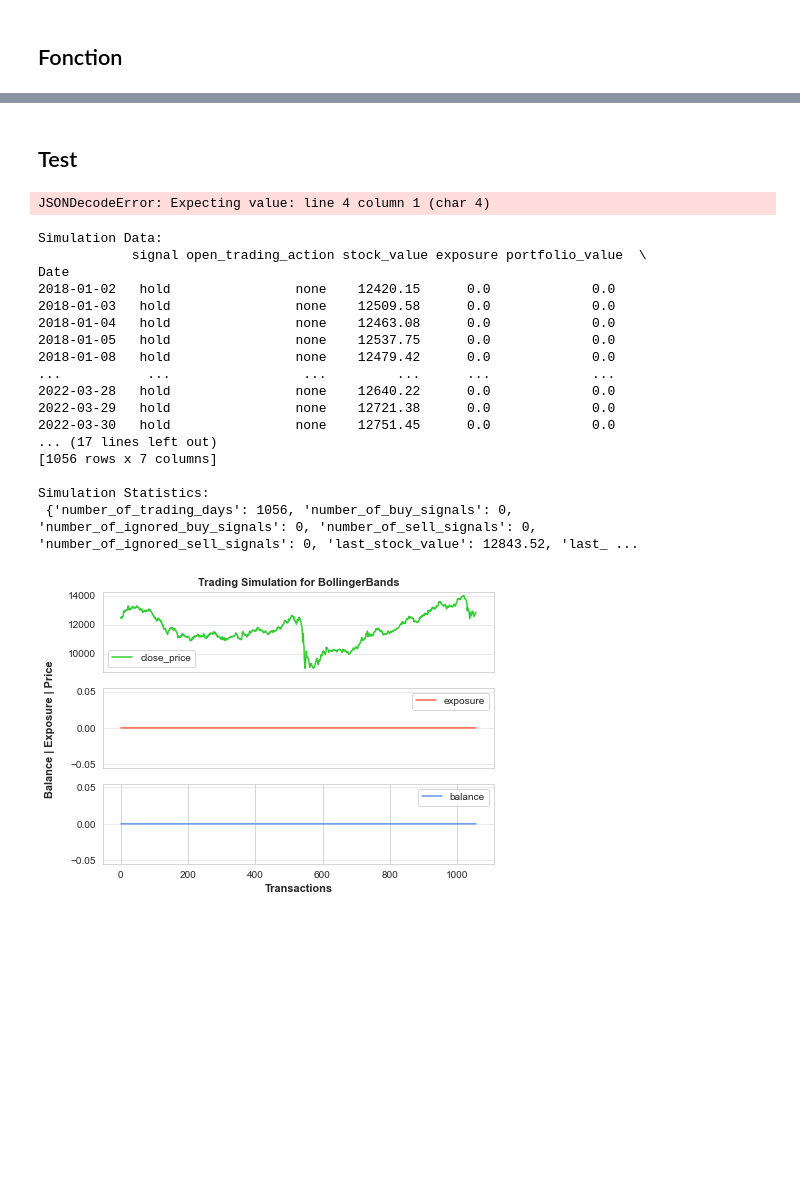
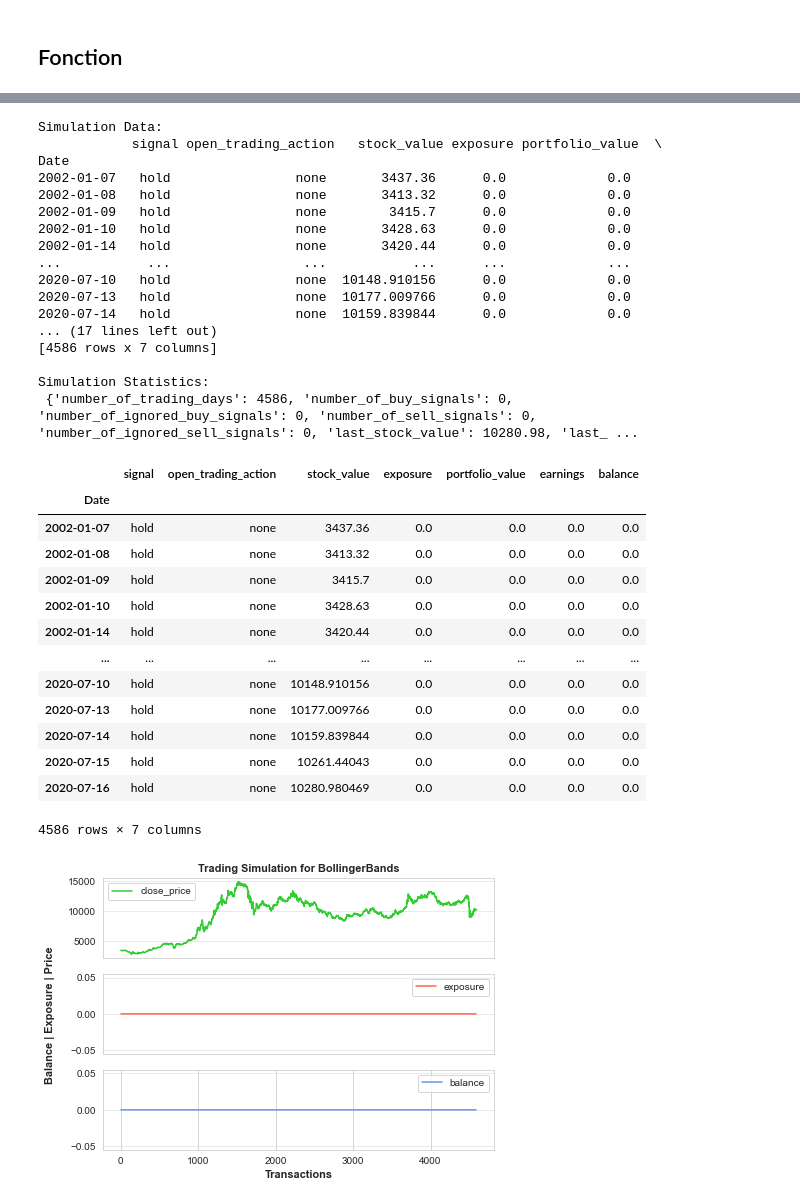
Before and after one commit to HibaBoulhanna/trading-technical-indicators, a Jupyter notebook: tti/indicators/GA_For_BB.ipynb, the cells around one changed output, grey strips where cells are left out. Cells and saved outputs as stored; diff of their text form; code cells hidden in the pictures; blank space fills up the shorter version.

```diff
--- a/tti/indicators/GA_For_BB.ipynb
+++ b/tti/indicators/GA_For_BB.ipynb
@@ -232,4 +325,2 @@ BB._calculateTi(period=12,std_number=4)
 # %%
-df=data
+df=pd.DataFrame(data.close)
-# %%
-df=pd.DataFrame(df)
@@ -253,2 +326,0 @@ df
-# %% [markdown]
-## Test
@@ -257,6 +326,0 @@ import BVCscrap  as load
-# %%
-import BVCscrap  as load
-data_bcp=load.loadata('BCP')
-data_bcp.to_csv("data_bcp.csv")
-# %% [output]
-JSONDecodeError: Expecting value: line 4 column 1 (char 4)
@@ -265,28 +327,42 @@ data_bcp=pd.read_csv("data_bcp.csv",parse_dates=True, index_col=0)
-# %%
-df=data_bcp["Value"]
-# %%
-df=pd.DataFrame(df)
 # %%
-simulation_data, simulation_statistics, simulation_graph = \
-BB.getTiSimulation(close_values=df, max_exposure=None,short_exposure_factor=1.5)
+simulation_data, simulation_statistics,simulation_graph = \
+opt.getTiSimulation(close_values=df, max_exposure=None,short_exposure_factor=1.5)
+
 print('\nSimulation Data:\n', simulation_data)
 print('\nSimulation Statistics:\n', simulation_statistics)
+
+simulation_data=pd.DataFrame(simulation_data)
+simulation_data
 # %% [output]
 Simulation Data:
-            signal open_trading_action stock_value exposure portfolio_value  \
+            signal open_trading_action   stock_value exposure portfolio_value  \
 Date
-2018-01-02   hold                none    12420.15      0.0             0.0
-2018-01-03   hold                none    12509.58      0.0             0.0
-2018-01-04   hold                none    12463.08      0.0             0.0
-2018-01-05   hold                none    12537.75      0.0             0.0
-2018-01-08   hold                none    12479.42      0.0             0.0
-...           ...                 ...         ...      ...             ...
-2022-03-28   hold                none    12640.22      0.0             0.0
-2022-03-29   hold                none    12721.38      0.0             0.0
-2022-03-30   hold                none    12751.45      0.0             0.0
+2002-01-07   hold                none       3437.36      0.0             0.0
+2002-01-08   hold                none       3413.32      0.0             0.0
+2002-01-09   hold                none        3415.7      0.0             0.0
+2002-01-10   hold                none       3428.63      0.0             0.0
+2002-01-14   hold                none       3420.44      0.0             0.0
+...           ...                 ...           ...      ...             ...
+2020-07-10   hold                none  10148.910156      0.0             0.0
+2020-07-13   hold                none  10177.009766      0.0             0.0
+2020-07-14   hold                none  10159.839844      0.0             0.0
 ... (17 lines left out)
-[1056 rows x 7 columns]
+[4586 rows x 7 columns]
 
 Simulation Statistics:
- {'number_of_trading_days': 1056, 'number_of_buy_signals': 0, 'number_of_ignored_buy_signals': 0, 'number_of_sell_signals': 0, 'number_of_ignored_sell_signals': 0, 'last_stock_value': 12843.52, 'last_ ...
+ {'number_of_trading_days': 4586, 'number_of_buy_signals': 0, 'number_of_ignored_buy_signals': 0, 'number_of_sell_signals': 0, 'number_of_ignored_sell_signals': 0, 'last_stock_value': 10280.98, 'last_ ...
+|  | signal | open_trading_action | stock_value | exposure | portfolio_value | earnings | balance |
+| Date |  |  |  |  |  |  |  |
+| 2002-01-07 | hold | none | 3437.36 | 0.0 | 0.0 | 0.0 | 0.0 |
+| 2002-01-08 | hold | none | 3413.32 | 0.0 | 0.0 | 0.0 | 0.0 |
+| 2002-01-09 | hold | none | 3415.7 | 0.0 | 0.0 | 0.0 | 0.0 |
+| 2002-01-10 | hold | none | 3428.63 | 0.0 | 0.0 | 0.0 | 0.0 |
+| 2002-01-14 | hold | none | 3420.44 | 0.0 | 0.0 | 0.0 | 0.0 |
+| ... | ... | ... | ... | ... | ... | ... | ... |
+| 2020-07-10 | hold | none | 10148.910156 | 0.0 | 0.0 | 0.0 | 0.0 |
+| 2020-07-13 | hold | none | 10177.009766 | 0.0 | 0.0 | 0.0 | 0.0 |
+| 2020-07-14 | hold | none | 10159.839844 | 0.0 | 0.0 | 0.0 | 0.0 |
+| 2020-07-15 | hold | none | 10261.44043 | 0.0 | 0.0 | 0.0 | 0.0 |
+| 2020-07-16 | hold | none | 10280.980469 | 0.0 | 0.0 | 0.0 | 0.0 |
+4586 rows × 7 columns
-[figure, old version]
+[figure, new version]
```
Also changed, not shown: parts of 27 cells of this notebook, 4 other files.
